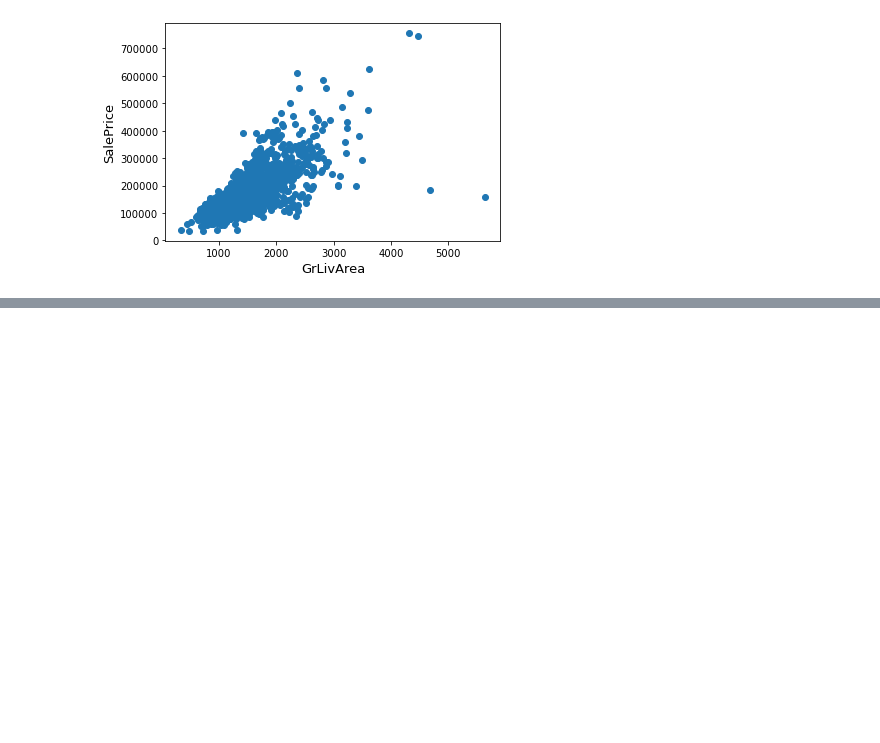
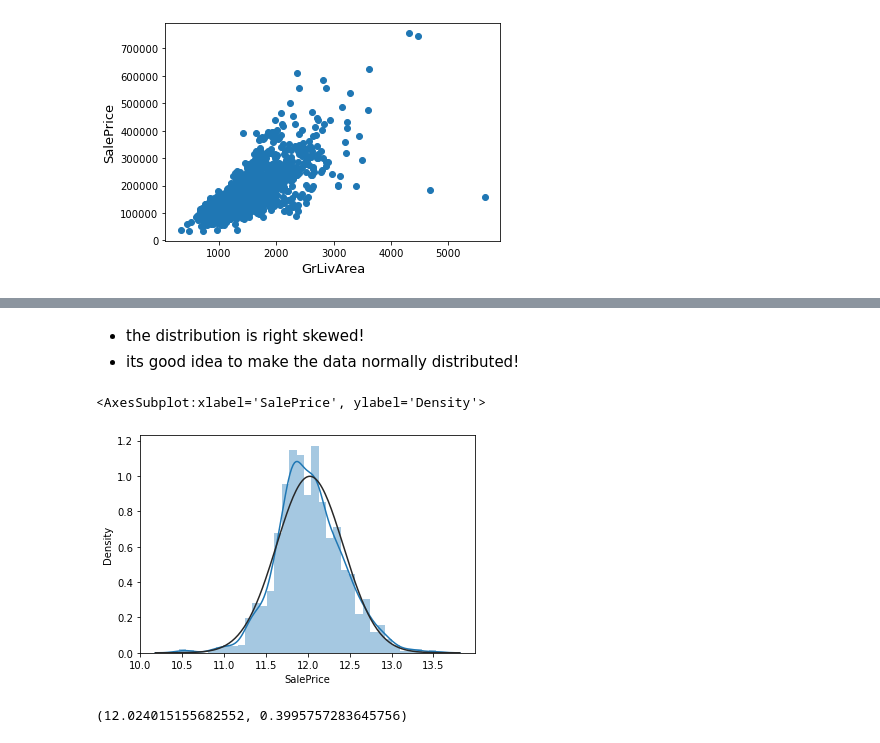
Before and after one commit to Salekeen/Kaggle-Work, a Jupyter notebook: Advanced House Price/stackedRegression.ipynb, the cells around one changed output, grey strips where cells are left out. Saved outputs shown, nothing was run; the diff lists cells and outputs as text; code cells hidden in the pictures; blank space fills up the shorter version.

```diff
--- a/Advanced House Price/stackedRegression.ipynb
+++ b/Advanced House Price/stackedRegression.ipynb
@@ -75,0 +108,15 @@ plt.show()
+# %% [markdown]
+- the distribution is right skewed!
+- its good idea to make the data normally distributed!
+# %%
+train['SalePrice'] = np.log1p(train['SalePrice'])
+sns.distplot(train['SalePrice'], fit=norm)
+# %% [output]
+<AxesSubplot:xlabel='SalePrice', ylabel='Density'>
+[figure, added]
+# %%
+# get the parameters
+(mu,sigma) = norm.fit(train['SalePrice'])
+mu, sigma
+# %% [output]
+(12.024015155682552, 0.3995757283645756)
```
Also changed, not shown: parts of 36 cells of this notebook.
